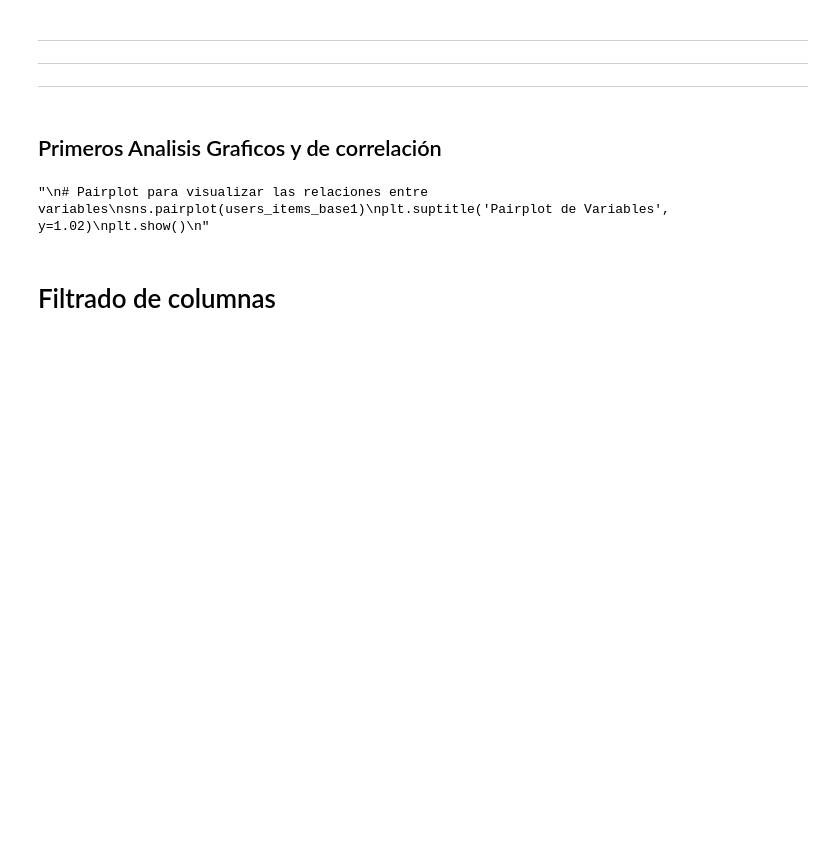
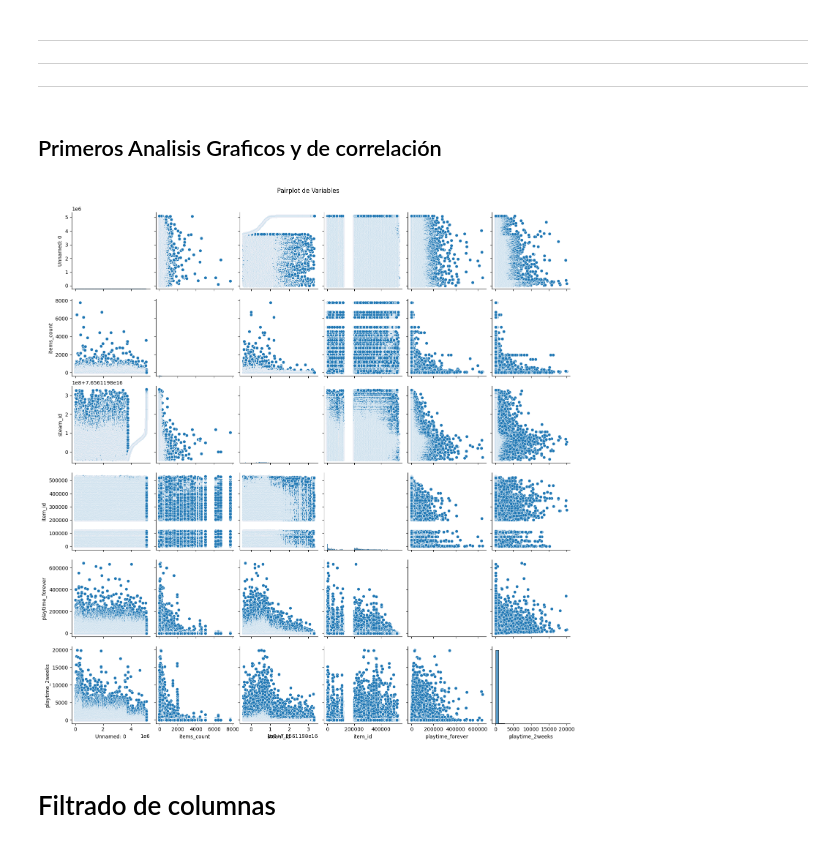
Before and after one commit to nicogutierrezcoll/PI_NGC_MLOps, a Jupyter notebook: Proceso_EDA_Nico.ipynb, the cells around one changed output. Drawn from its saved outputs; the diff is of its cells as text; code cells hidden in the pictures; blank space fills up the shorter version.

```diff
--- a/Proceso_EDA_Nico.ipynb
+++ b/Proceso_EDA_Nico.ipynb
@@ -177,14 +178,13 @@ df_juegos_y_genero
 # %% [markdown]
 ## Primeros Analisis Graficos y de correlación
 # %%
-"""
+
 # Pairplot para visualizar las relaciones entre variables
 sns.pairplot(users_items_base1)
 plt.suptitle('Pairplot de Variables', y=1.02)
 plt.show()
-"""
 # %% [output]
-"\n# Pairplot para visualizar las relaciones entre variables\nsns.pairplot(users_items_base1)\nplt.suptitle('Pairplot de Variables', y=1.02)\nplt.show()\n"
+[figure, added]
 # %% [markdown]
 # Filtrado de columnas
 # %%
```
Also changed, not shown: parts of 11 cells of this notebook, 24 other files.
